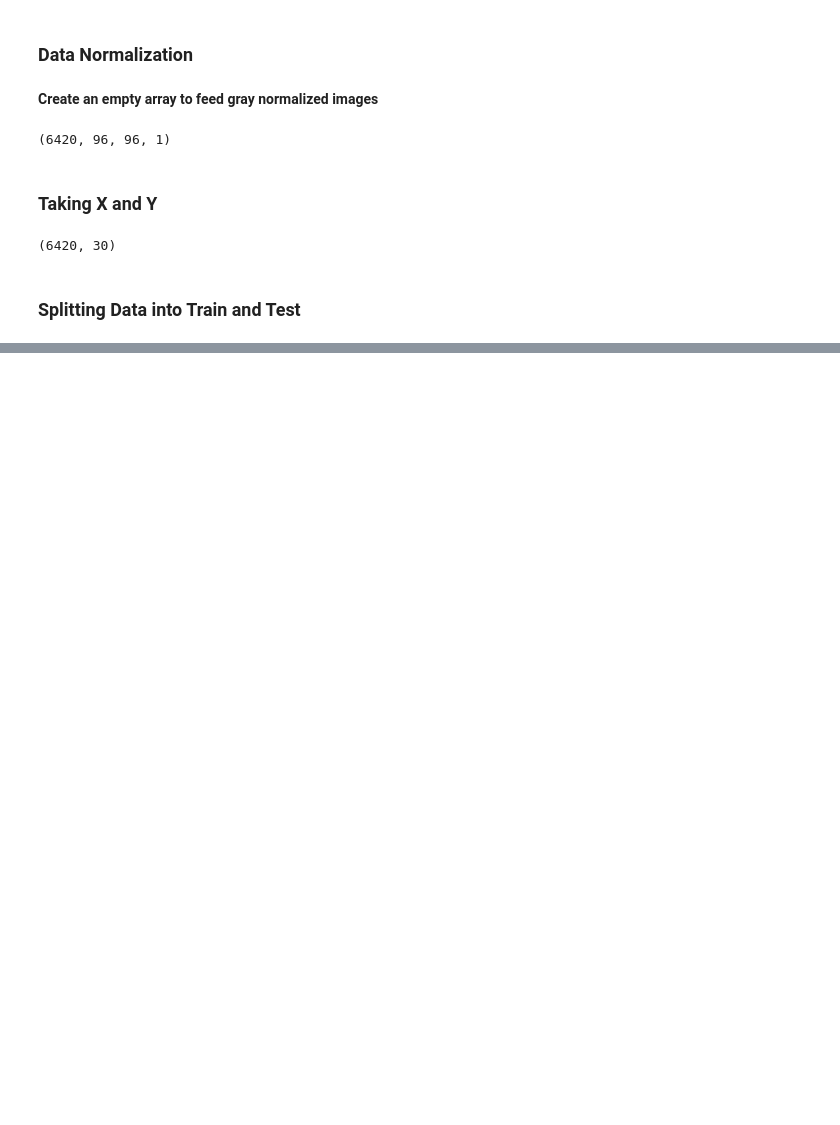
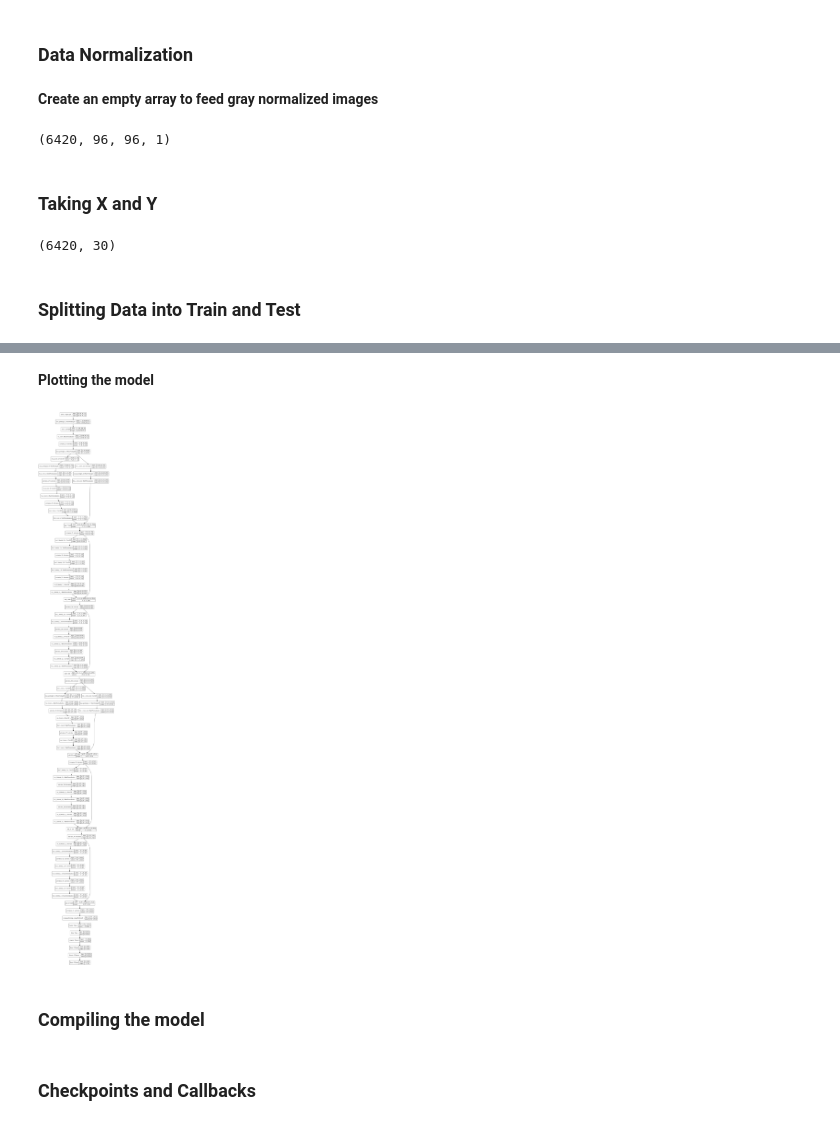
Before and after one commit to Satwikram/Emotion-AI, a Jupyter notebook: Emotion AI.ipynb, the cells around one changed output, grey strips where cells are left out. Drawn from its saved outputs; the diff is of its cells as text; code cells hidden in the pictures; blank space fills up the shorter version.

Commit message:
Training the model

```diff
--- a/Emotion AI.ipynb
+++ b/Emotion AI.ipynb
@@ -330,0 +420,35 @@ y.shape
+# %%
+input_shape = (96, 96, 1)
+
+# Input tensor shape
+X_input = Input(input_shape)
+
+# Zero-padding
+X = ZeroPadding2D((3,3))(X_input)
+
+# 1 - stage
+X = Conv2D(64, (7,7), strides= (2,2), name = 'conv1', kernel_initializer= glorot_uniform(seed = 0))(X)
+X = BatchNormalization(axis =3, name = 'bn_conv1')(X)
+X = Activation('relu')(X)
+X = MaxPooling2D((3,3), strides= (2,2))(X)
+
+# 2 - stage
+X = res_block(X, filter= [64,64,256], stage = 2)
+
+# 3 - stage
+X = res_block(X, filter= [128,128,512], stage = 3)
+
+
+# Average Pooling
+X = AveragePooling2D((2,2), name = 'Averagea_Pooling')(X)
+
+# Final layer
+X = Flatten()(X)
+X = Dense(4096, activation = 'relu')(X)
+X = Dropout(0.2)(X)
+X = Dense(2048, activation = 'relu')(X)
+X = Dropout(0.1)(X)
+X = Dense(30, activation = 'relu')(X)
+# %%
+model_1_facialKeyPoints = Model( inputs= X_input, outputs = X)
+model_1_facialKeyPoints.summary()
@@ -330,0 +473,8 @@ y.shape
+# %% [markdown]
+**Plotting the model**
+# %%
+tf.keras.utils.plot_model(model_1_facialKeyPoints, 'facial_model.png', show_shapes = True, show_layer_names = True, expand_nested = True )
+# %% [output]
+[figure, added]
+# %% [markdown]
+### Compiling the model
@@ -330,0 +484,2 @@ y.shape
+# %% [markdown]
+### Checkpoints and Callbacks
```
Also changed, not shown: parts of 14 cells of this notebook.
